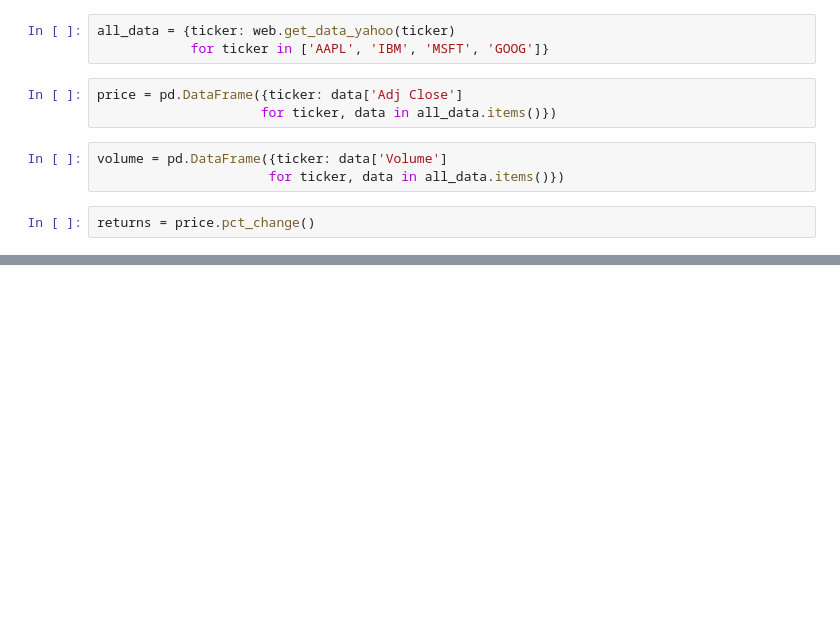
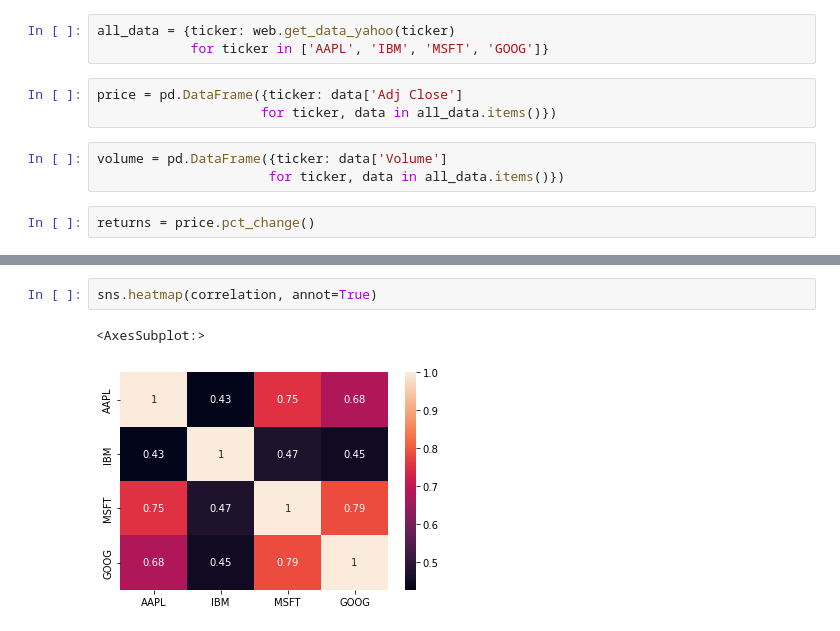
Before and after one commit to IzaiasProgrammer/pandas_datareader, a Jupyter notebook: finance.ipynb, the cells around one changed output, grey strips where cells are left out. Drawn from its saved outputs; the diff is of its cells as text; blank space fills up the shorter version.

```diff
--- a/finance.ipynb
+++ b/finance.ipynb
@@ -47 +47,6 @@ returns.corr()
+# %%
+sns.heatmap(correlation, annot=True)
+# %% [output]
+<AxesSubplot:>
+[figure, added]
 # %%
```
Also changed, not shown: parts of 12 cells of this notebook.
